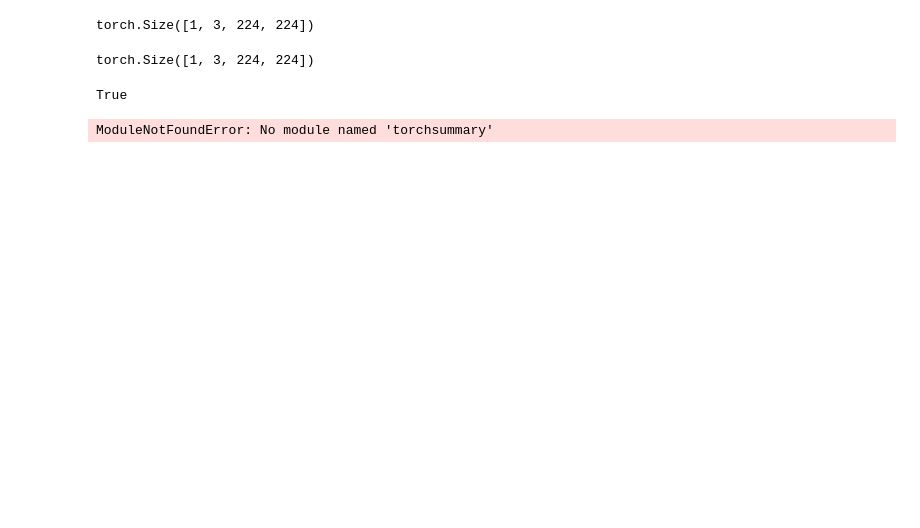
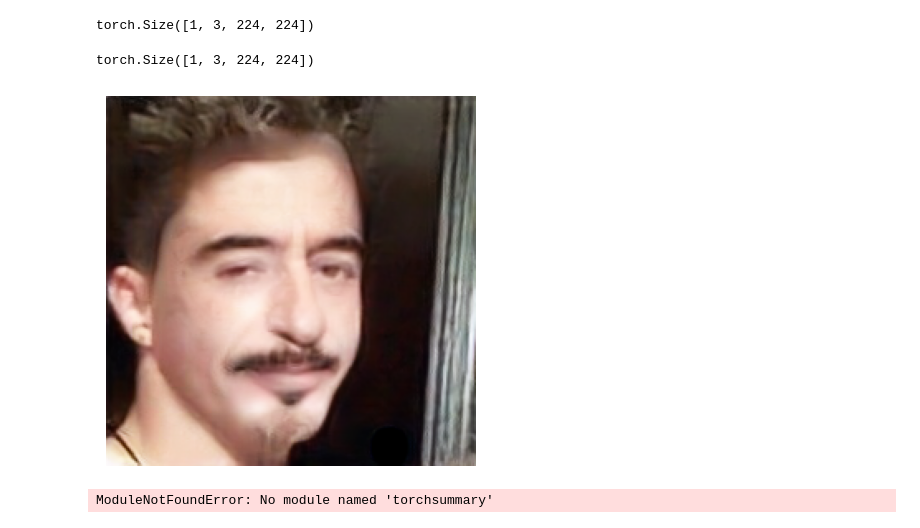
Before and after one commit to JethroChow/SimSwap, a Jupyter notebook: dev.ipynb, the cells around one changed output. Cells and saved outputs as stored; diff of their text form; code cells hidden in the pictures; blank space fills up the shorter version.

```diff
--- a/dev.ipynb
+++ b/dev.ipynb
@@ -151,5 +193,5 @@ def _totensor(array):
     img = tensor.transpose(0, 1).transpose(0, 2).contiguous()
     return img.float().div(255)
 # %%
-target_crop_align_tenor = _totensor(cv2.cvtColor(target_crop_align_image, cv2.COLOR_BGR2RGB))[None,...].cuda()
+target_crop_align_tensor = _totensor(cv2.cvtColor(target_crop_align_image, cv2.COLOR_BGR2RGB))[None,...].cuda()
 # %%
@@ -167,14 +209,19 @@ swap_result.shape
 # %% [output]
 torch.Size([1, 3, 224, 224])
 # %%
-swap_result = swap_result.squeeze(0)  # 去掉 batch 维度
+swap_result = swap_result.squeeze(0)
 swap_result = swap_result.permute(1, 2, 0)
 swap_result = swap_result.cpu()
 swap_result = (swap_result * 255).clamp(0, 255).byte().numpy()
 swap_result = swap_result[..., ::-1]
-cv2.imwrite('swap_result.jpg', swap_result)
+
+swap_result = cv2.cvtColor(swap_result, cv2.COLOR_BGR2RGB)
+
+plt.imshow(swap_result)
+plt.axis('off')
+plt.show()
 # %% [output]
-True
+[figure, added]
 # %%
 from torchsummary import summary
 # %% [output]
```
Also changed, not shown: parts of 11 cells of this notebook, 1 other file.
